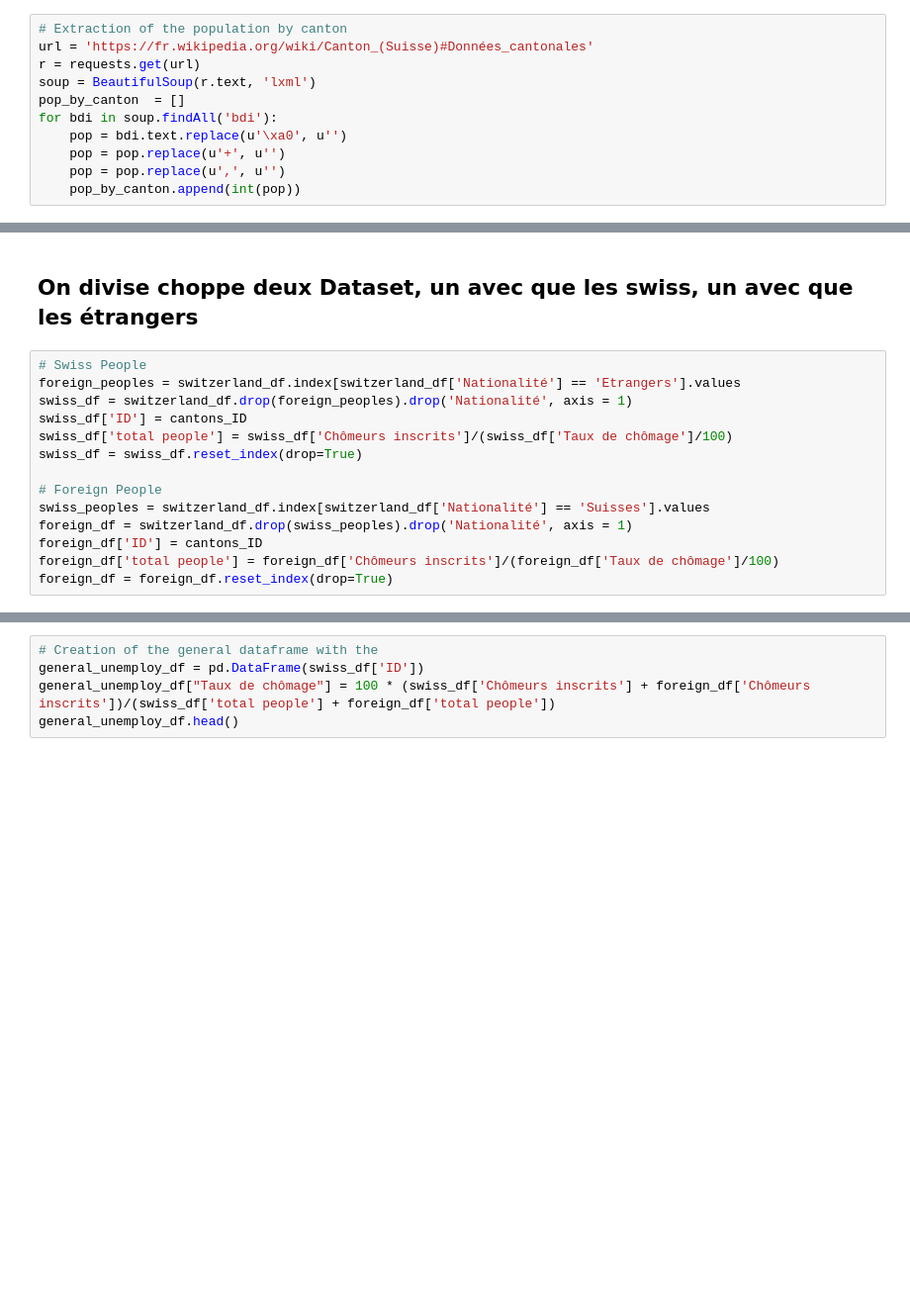
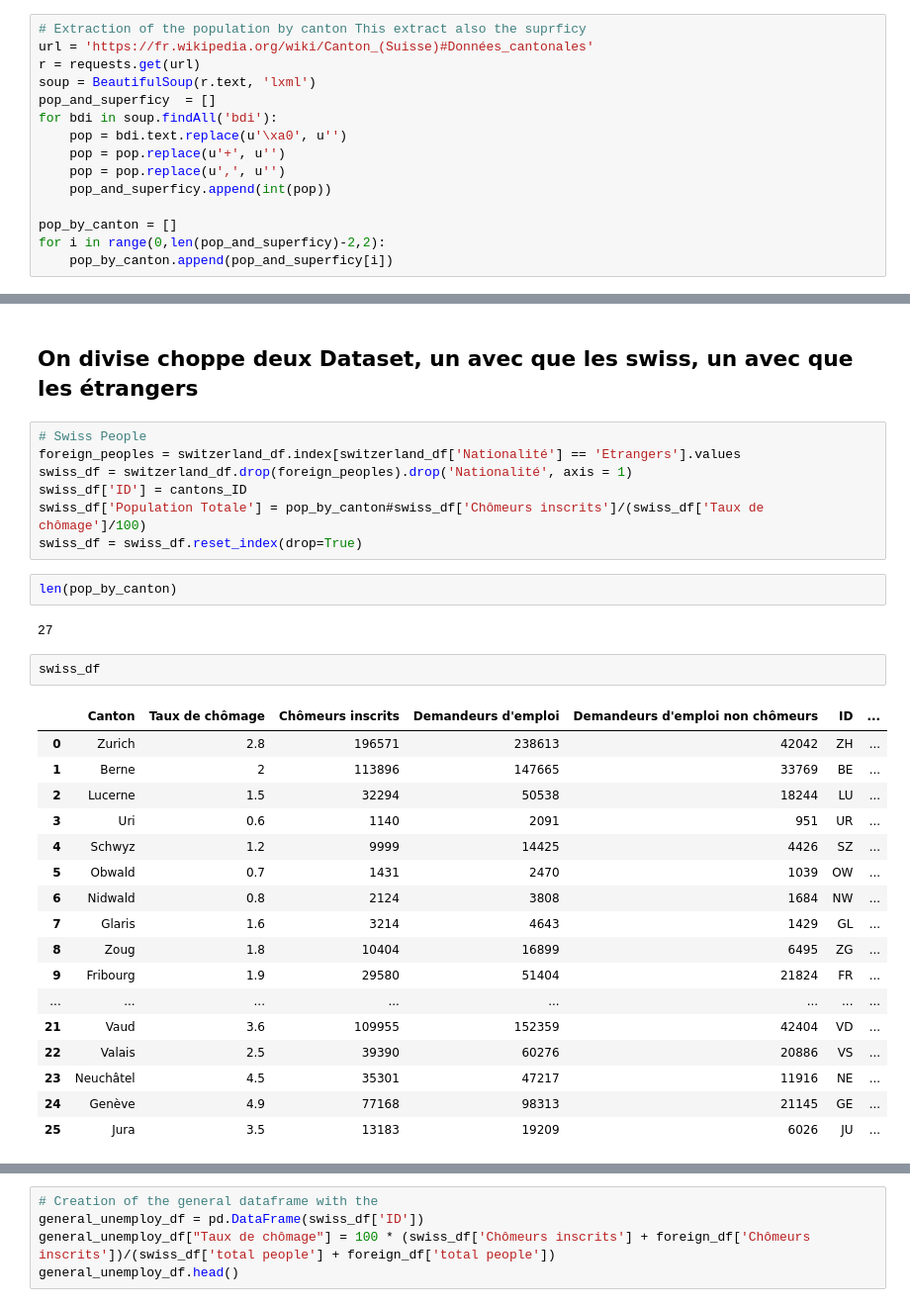
Before and after one commit to julied20/ada-2017, a Jupyter notebook: Homeworks/Homework03/Homework03-Julie.ipynb, the cells around one changed output, grey strips where cells are left out. Shown at 99% size. Saved outputs shown, nothing was run; the diff lists cells and outputs as text; blank space fills up the shorter version.

Commit message:
Population by canton updated

```diff
--- a/Homeworks/Homework03/Homework03-Julie.ipynb
+++ b/Homeworks/Homework03/Homework03-Julie.ipynb
@@ -147,14 +147,18 @@ del cantons_ID[-1] # Remove the last element which is not a canton
 
 #cantons_ID[:10]
 # %%
-# Extraction of the population by canton
+# Extraction of the population by canton This extract also the suprficy
 url = 'https://fr.wikipedia.org/wiki/Canton_(Suisse)#Données_cantonales'
 r = requests.get(url)
 soup = BeautifulSoup(r.text, 'lxml')
-pop_by_canton  = []
+pop_and_superficy  = []
 for bdi in soup.findAll('bdi'):
     pop = bdi.text.replace(u'\xa0', u'')
     pop = pop.replace(u'+', u'')
     pop = pop.replace(u',', u'')
-    pop_by_canton.append(int(pop))
+    pop_and_superficy.append(int(pop))
+
+pop_by_canton = []
+for i in range(0,len(pop_and_superficy)-2,2):
+    pop_by_canton.append(pop_and_superficy[i])
 # %%
@@ -200,12 +213,29 @@ switzerland_df;
 foreign_peoples = switzerland_df.index[switzerland_df['Nationalité'] == 'Etrangers'].values
 swiss_df = switzerland_df.drop(foreign_peoples).drop('Nationalité', axis = 1)
 swiss_df['ID'] = cantons_ID
-swiss_df['total people'] = swiss_df['Chômeurs inscrits']/(swiss_df['Taux de chômage']/100)
+swiss_df['Population Totale'] = pop_by_canton#swiss_df['Chômeurs inscrits']/(swiss_df['Taux de chômage']/100)
 swiss_df = swiss_df.reset_index(drop=True)
-
-# Foreign People
-swiss_peoples = switzerland_df.index[switzerland_df['Nationalité'] == 'Suisses'].values
-foreign_df = switzerland_df.drop(swiss_peoples).drop('Nationalité', axis = 1)
-foreign_df['ID'] = cantons_ID
-foreign_df['total people'] = foreign_df['Chômeurs inscrits']/(foreign_df['Taux de chômage']/100)
-foreign_df = foreign_df.reset_index(drop=True)
+# %%
+len(pop_by_canton)
+# %% [output]
+27
+# %%
+swiss_df
+# %% [output]
+|  | Canton | Taux de chômage | Chômeurs inscrits | Demandeurs d'emploi | Demandeurs d'emploi non chômeurs | ID | ... |
+| 0 | Zurich | 2.8 | 196571 | 238613 | 42042 | ZH | ... |
+| 1 | Berne | 2 | 113896 | 147665 | 33769 | BE | ... |
+| 2 | Lucerne | 1.5 | 32294 | 50538 | 18244 | LU | ... |
+| 3 | Uri | 0.6 | 1140 | 2091 | 951 | UR | ... |
+| 4 | Schwyz | 1.2 | 9999 | 14425 | 4426 | SZ | ... |
+| 5 | Obwald | 0.7 | 1431 | 2470 | 1039 | OW | ... |
+| 6 | Nidwald | 0.8 | 2124 | 3808 | 1684 | NW | ... |
+| 7 | Glaris | 1.6 | 3214 | 4643 | 1429 | GL | ... |
+| 8 | Zoug | 1.8 | 10404 | 16899 | 6495 | ZG | ... |
+| 9 | Fribourg | 1.9 | 29580 | 51404 | 21824 | FR | ... |
+| ... | ... | ... | ... | ... | ... | ... | ... |
+| 21 | Vaud | 3.6 | 109955 | 152359 | 42404 | VD | ... |
+| 22 | Valais | 2.5 | 39390 | 60276 | 20886 | VS | ... |
+| 23 | Neuchâtel | 4.5 | 35301 | 47217 | 11916 | NE | ... |
+| 24 | Genève | 4.9 | 77168 | 98313 | 21145 | GE | ... |
+| 25 | Jura | 3.5 | 13183 | 19209 | 6026 | JU | ... |
```
Also changed, not shown: parts of 4 cells of this notebook.
